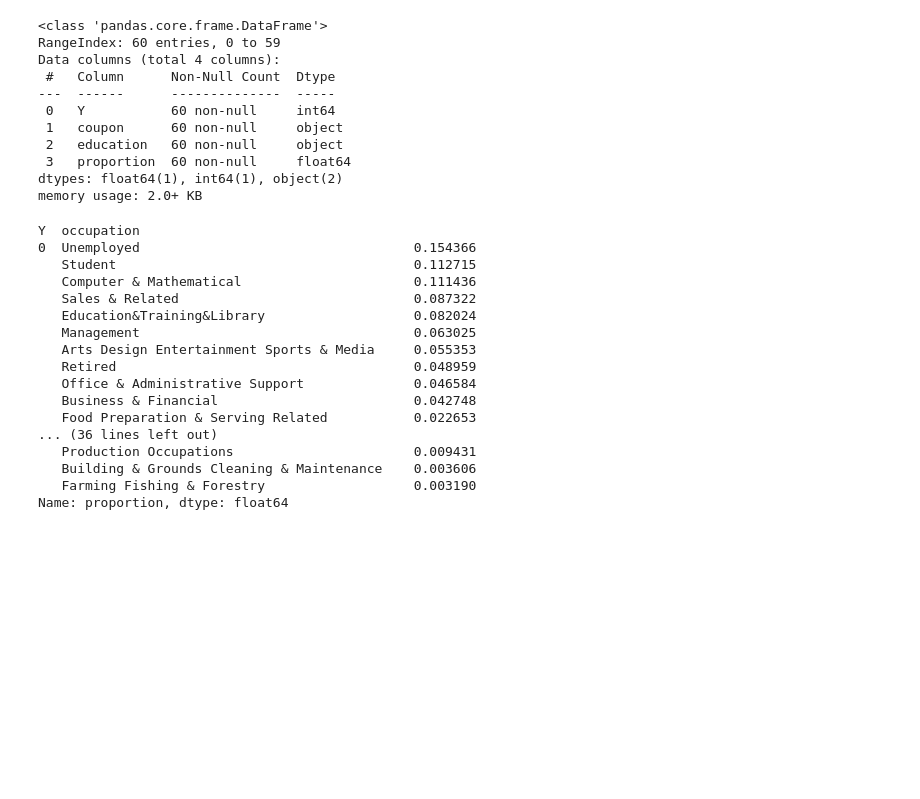
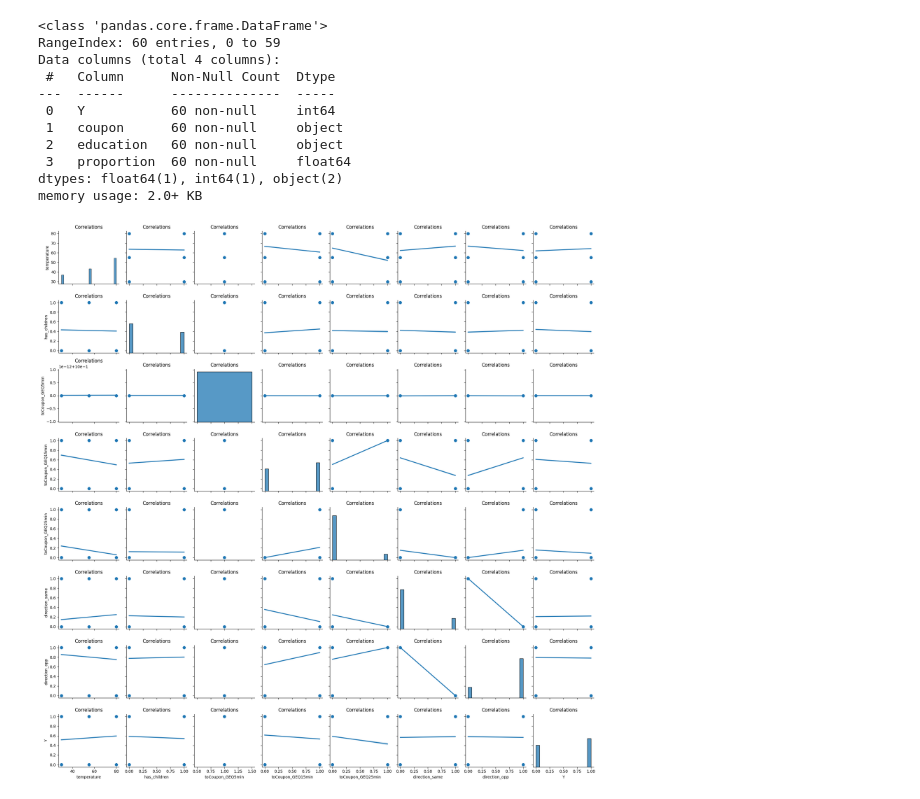
Before and after one commit to kraluc/AI_ML_week5_coupons_study, a Jupyter notebook: Coupon.ipynb, the cells around one changed output. Saved outputs shown, nothing was run; the diff lists cells and outputs as text; code cells hidden in the pictures; blank space fills up the shorter version.

Commit message:
added correlation but no conclusion

```diff
--- a/Coupon.ipynb
+++ b/Coupon.ipynb
@@ -140,23 +140,14 @@ Data columns (total 4 columns):
  3   proportion  60 non-null     float64
 dtypes: float64(1), int64(1), object(2)
 memory usage: 2.0+ KB
-# %%
-df.groupby('Y').aggregate('occupation').value_counts(normalize=True)
-# %% [output]
-Y  occupation
-0  Unemployed                                   0.154366
-   Student                                      0.112715
-   Computer & Mathematical                      0.111436
-   Sales & Related                              0.087322
-   Education&Training&Library                   0.082024
-   Management                                   0.063025
-   Arts Design Entertainment Sports & Media     0.055353
-   Retired                                      0.048959
-   Office & Administrative Support              0.046584
-   Business & Financial                         0.042748
-   Food Preparation & Serving Related           0.022653
-... (36 lines left out)
-   Production Occupations                       0.009431
-   Building & Grounds Cleaning & Maintenance    0.003606
-   Farming Fishing & Forestry                   0.003190
-Name: proportion, dtype: float64
+# %%
+my_plot = sns.pairplot(df, kind = "reg")
+# my_plot.set_xticklabels(my_plot.get_xticklabels(), rotation=45, horizontalalignment='right')
+my_plot.set(title='Correlations')
+# Avoid cropping saved picture, as described in https://stackoverflow.com/questions/37427362/plt-show-shows-full-graph-but-savefig-is-cropping-the-image
+plt.tight_layout()
+my_plot.figure.savefig('images/correlations.jpg')
+# Make sure that we overwrite images on each run, as described in https://stackoverflow.com/questions/49039581/matplotlib-savefig-will-not-overwrite-old-files
+# # plt.close()
+# %% [output]
+[figure, added]
```
Also changed, not shown: parts of 1 cell of this notebook, 2 other files.
